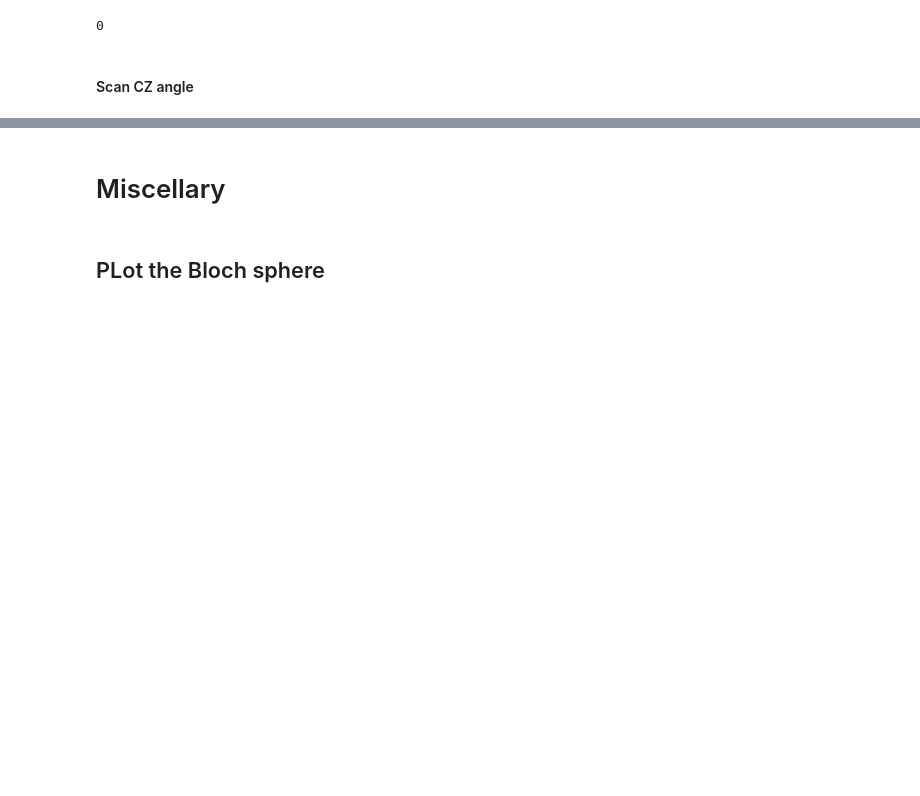
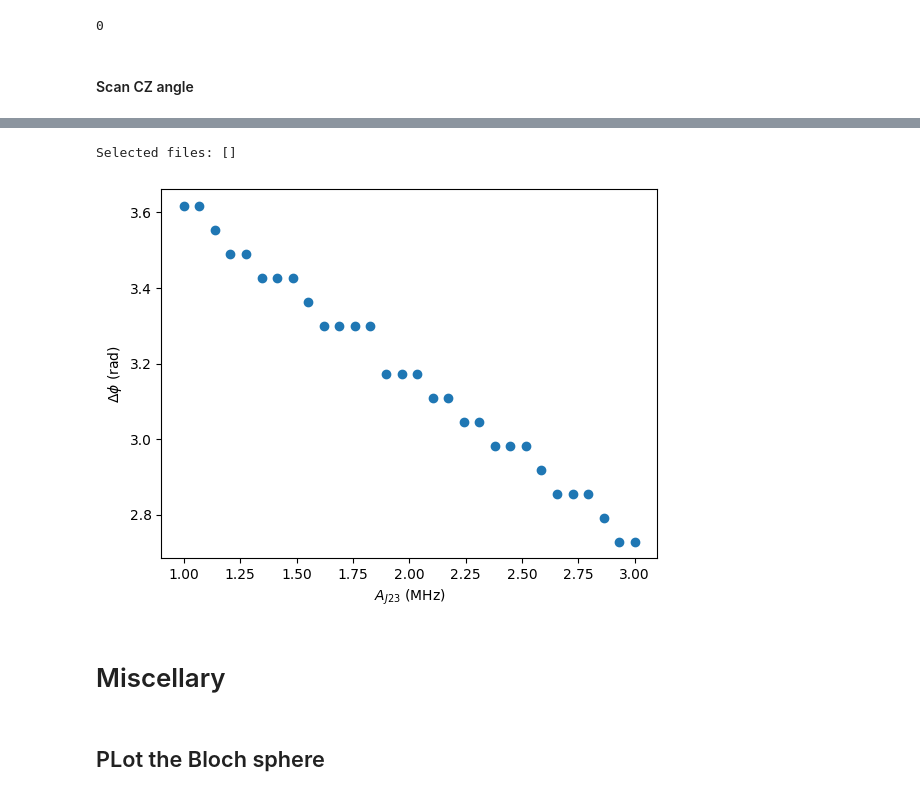
Before and after one commit to RunawayFancy/QuSim, a Jupyter notebook: Tutorial/arb_qubit_tutorial/ST0_qubit/erasure_qubit/erasure_qubit_NewVer.ipynb, the cells around one changed output, grey strips where cells are left out. Saved outputs shown, nothing was run; the diff lists cells and outputs as text; code cells hidden in the pictures; blank space fills up the shorter version.

```diff
--- a/Tutorial/arb_qubit_tutorial/ST0_qubit/erasure_qubit/erasure_qubit_NewVer.ipynb
+++ b/Tutorial/arb_qubit_tutorial/ST0_qubit/erasure_qubit/erasure_qubit_NewVer.ipynb
@@ -734,3 +888,20 @@ plt.show()
+# %%
+data = qsv.load[0]
+J23_scan_rng = data['scan']['scan_vari']
+delta_phi_lst = data['data']['data'][0]
+# %%
+%matplotlib inline
+plt.figure()
+plt.scatter(J23_scan_rng*1e3, delta_phi_lst)
+plt.xlabel(r"$A_{J23}$ (MHz)")
+plt.ylabel(r"$\Delta \phi$ (rad)")
+# plt.legend()
+# plt.title(f"tcz={tcz} ns,Jcz={J23_bias} MHz")
+plt.show()
+# horizontal_shift
+# %% [output]
+Selected files: []
+[figure, added]
 # %% [markdown]
 # Miscellary
 # %% [markdown]
```
Also changed, not shown: parts of 11 cells of this notebook, 4 other files.
